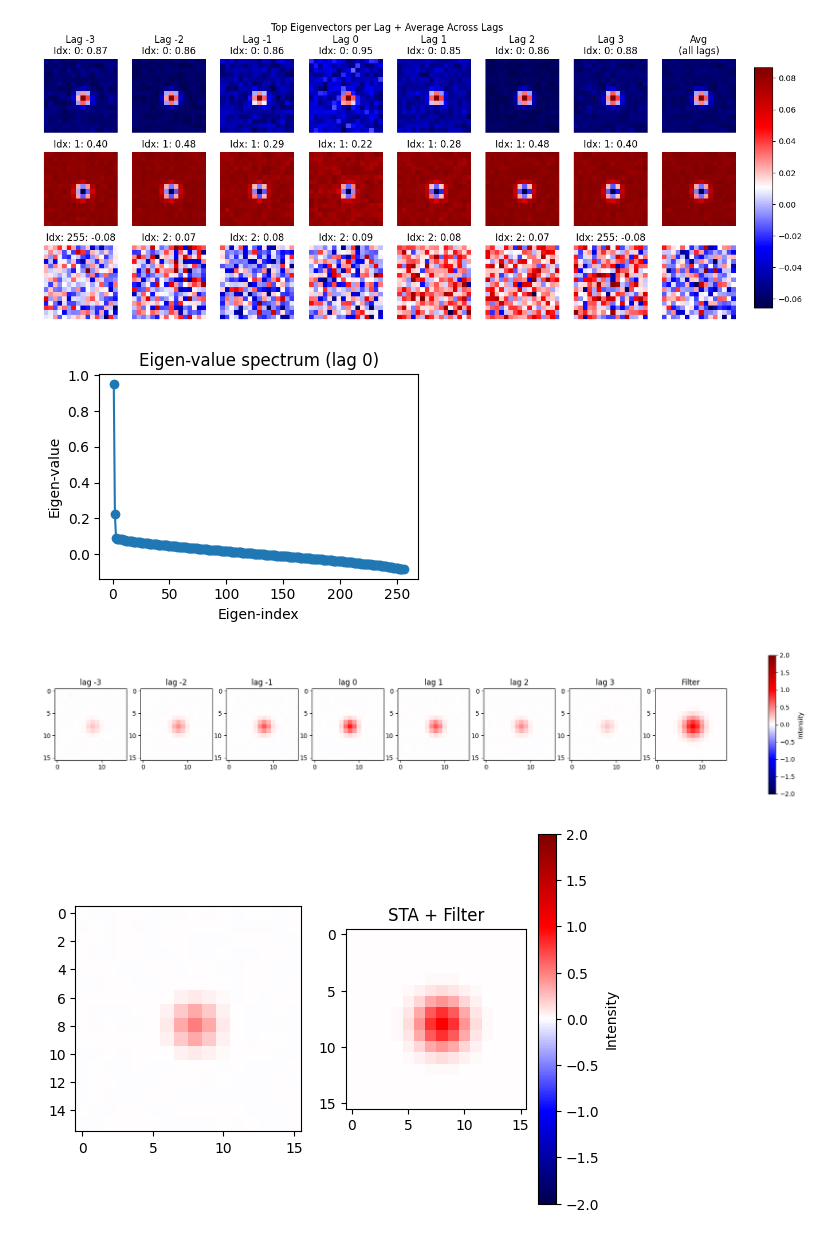
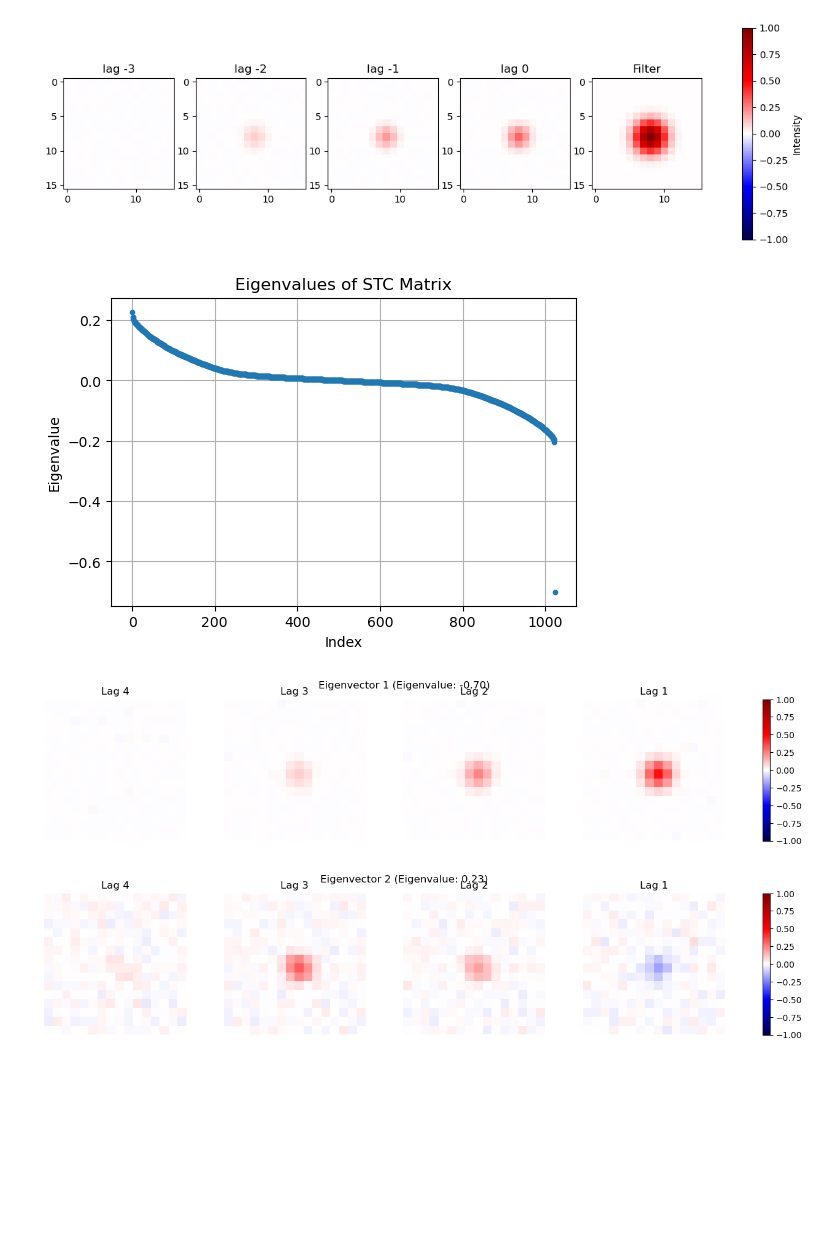
Before and after one commit to fschwar4/sta_analysis, a Jupyter notebook: example_scripts/sta.ipynb, the cells around one changed output. Cells and saved outputs as stored; diff of their text form; code cells hidden in the pictures; blank space fills up the shorter version.

```diff
--- a/example_scripts/sta.ipynb
+++ b/example_scripts/sta.ipynb
@@ -37,19 +42,14 @@ top_n = 3
 # %%
-gauss = STA(gauss_stimulus, gauss_spike_train, gauss_filter)
-gauss.calc_sta()
-gauss.calc_stc_simplified()
+gauss = RFAnalysis(gauss_stimulus, gauss_spike_train, gauss_filter)
+# gauss.calc_sta()
 
-gauss.plot_eigenvectors_all_lags(top_n = top_n)
-gauss.plot_eigenvalue_spectrum(3)
-
-plot_simple_sta_lags(gauss.sta, gauss.filter, gauss.start, gauss.end)
-plot_mean_sta_with_filter(gauss.mean_sta, gauss.filter)
-
-# print(calc_pearson(gauss.mean_sta, gauss.filter))
-# print(calc_cosine_similarity(gauss.mean_sta, gauss.filter))
-# print(calc_mse(gauss.mean_sta, gauss.filter))
+gauss.calc_stc_full_3d()
+gauss.plot_sta_lags()
+eigenvalues, eigenvectors = gauss.eigen_results
+gauss.plot_eigenvals_stc()
+gauss.plot_eigenvecs_stc()
 # %% [output]
-[figure, old version]
+[figure, new version]
-[figure, old version]
+[figure, new version]
-[figure, old version]
+[figure, new version]
-[figure, old version]
+[figure, new version]
```
Also changed, not shown: parts of 6 cells of this notebook, 5 other files.
